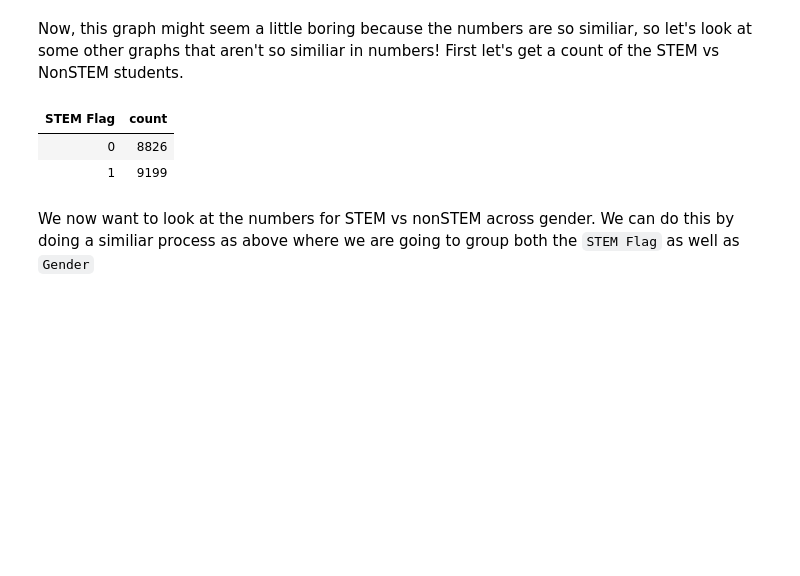
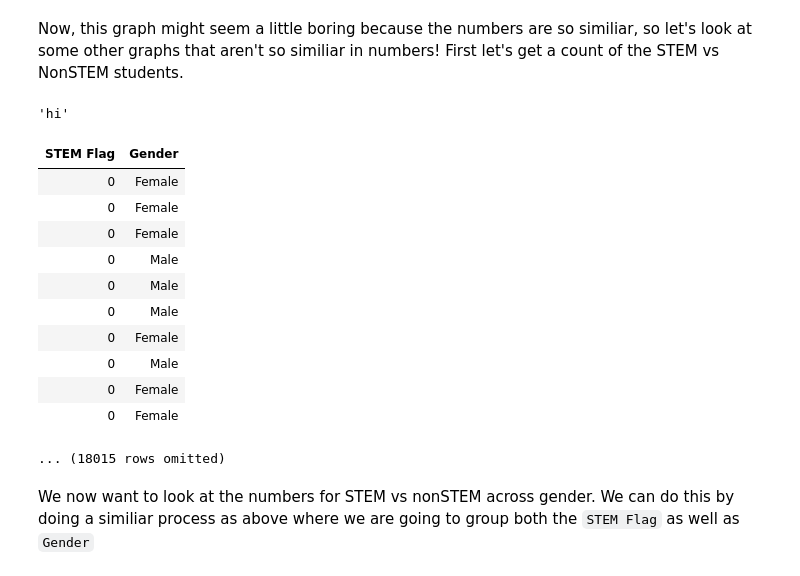
Before and after one commit to catherinelgee/CSK-curriculum, a Jupyter notebook: data_seminar/csk_data_sem.ipynb, the cells around one changed output. Drawn from its saved outputs; the diff is of its cells as text; code cells hidden in the pictures; blank space fills up the shorter version.

```diff
--- a/data_seminar/csk_data_sem.ipynb
+++ b/data_seminar/csk_data_sem.ipynb
@@ -159,11 +250,25 @@ topfive = ...
 # %% [markdown]
 Now, this graph might seem a little boring because the numbers are so similiar, so let's look at some other graphs that aren't so similiar in numbers! First let's get a count of the STEM vs NonSTEM students.
+# %%
+'hi'
+# %% [output]
+'hi'
 # %%
-stem_gender = ... #this selects our stem and gender columns
+stem_gender = by_maj.select('STEM Flag', 'Gender') #this selects our stem and gender columns
+stem_gender
 # %% [output]
-| STEM Flag | count |
-| 0 | 8826 |
-| 1 | 9199 |
+| STEM Flag | Gender |
+| 0 | Female |
+| 0 | Female |
+| 0 | Female |
+| 0 | Male |
+| 0 | Male |
+| 0 | Male |
+| 0 | Female |
+| 0 | Male |
+| 0 | Female |
+| 0 | Female |
+... (18015 rows omitted)
 # %% [markdown]
 We now want to look at the numbers for STEM vs nonSTEM across gender. We can do this by doing a similiar process as above where we are going to group both the `STEM Flag` as well as `Gender`
 # %%
```
Also changed, not shown: parts of 21 cells of this notebook, 7 other files.
